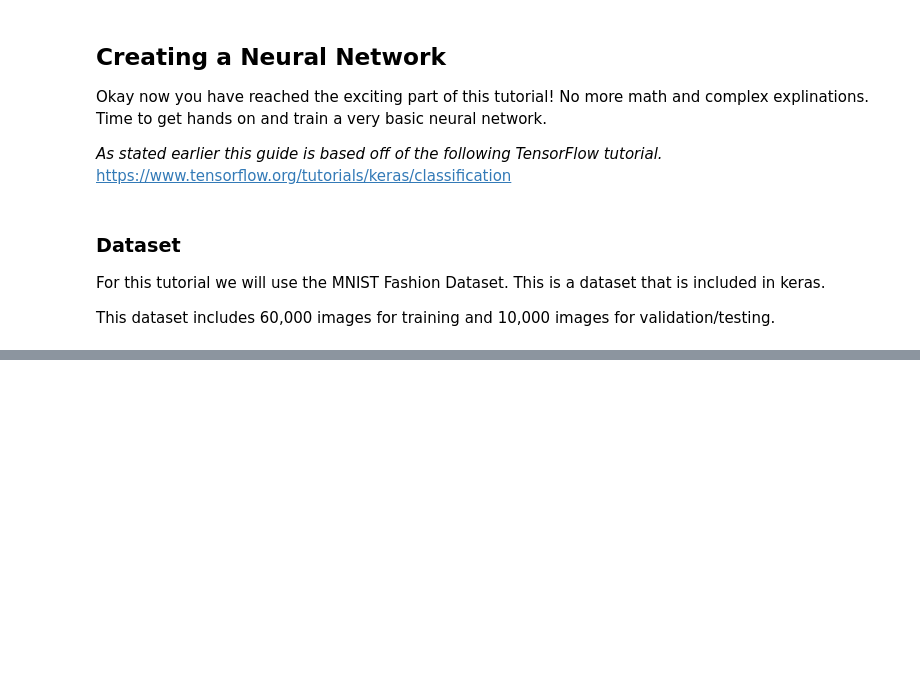
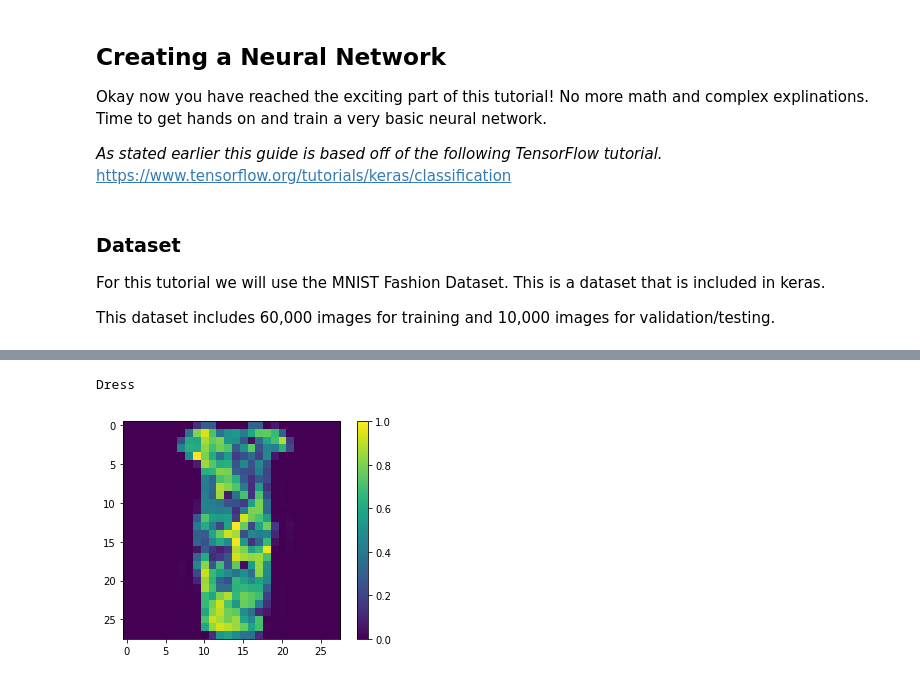
Before and after one commit to juanfelipehdezm/Tensorflow, a Jupyter notebook: neural_networks.ipynb, the cells around one changed output, grey strips where cells are left out. Saved outputs shown, nothing was run; the diff lists cells and outputs as text; code cells hidden in the pictures; blank space fills up the shorter version.

```diff
--- a/neural_networks.ipynb
+++ b/neural_networks.ipynb
@@ -164,0 +199,6 @@ Downloading data from https://storage.googleapis.com/tensorflow/tf-keras-dataset
+# %%
+model = keras.Sequential([
+    keras.layers.Flatten(input_shape=(28, 28)),  # input layer (1) flatten - put the (28,28) into 784 neurons
+    keras.layers.Dense(128, activation='relu'),  # hidden layer (2) relu - all values between #128 weight(random)
+    keras.layers.Dense(10, activation='softmax') # output layer (3) 10- number of classes to predict
+])
@@ -164,0 +214,6 @@ Downloading data from https://storage.googleapis.com/tensorflow/tf-keras-dataset
+# %%
+model.compile(optimizer='adam',
+              loss='sparse_categorical_crossentropy',
+              metrics=['accuracy'])
+
+# THIS and the activation function are parameter we can change, known also as hyperparameter
@@ -164,0 +223,2 @@ Downloading data from https://storage.googleapis.com/tensorflow/tf-keras-dataset
+# %%
+model.fit(train_images, train_labels, epochs=10)  # we pass the data, labels and epochs and watch the magic!
@@ -164,0 +268,12 @@ Downloading data from https://storage.googleapis.com/tensorflow/tf-keras-dataset
+# %%
+predictions = model.predict(test_images)
+# %%
+print(class_names[np.argmax(predictions[100])])
+plt.figure()
+plt.imshow(test_images[100])
+plt.colorbar()
+plt.grid(False)
+plt.show()
+# %% [output]
+Dress
+[figure, added]
```
Also changed, not shown: parts of 23 cells of this notebook.
